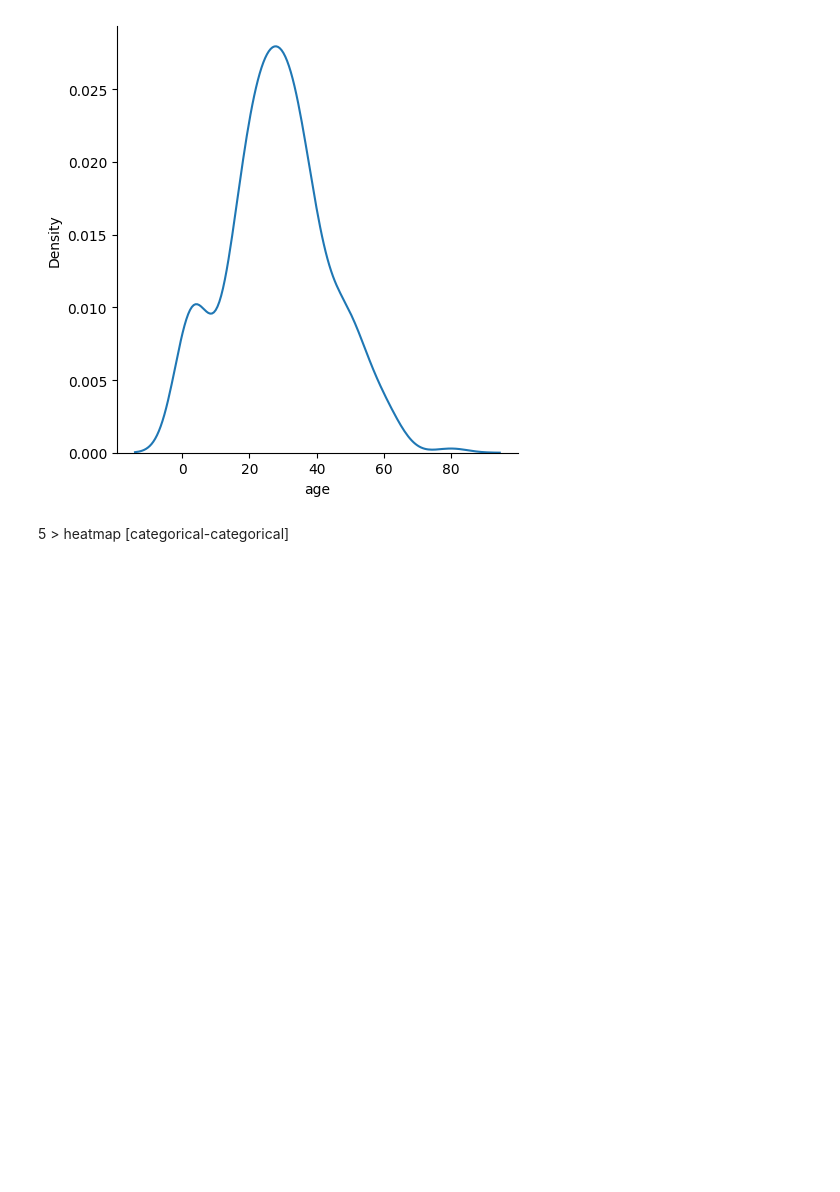
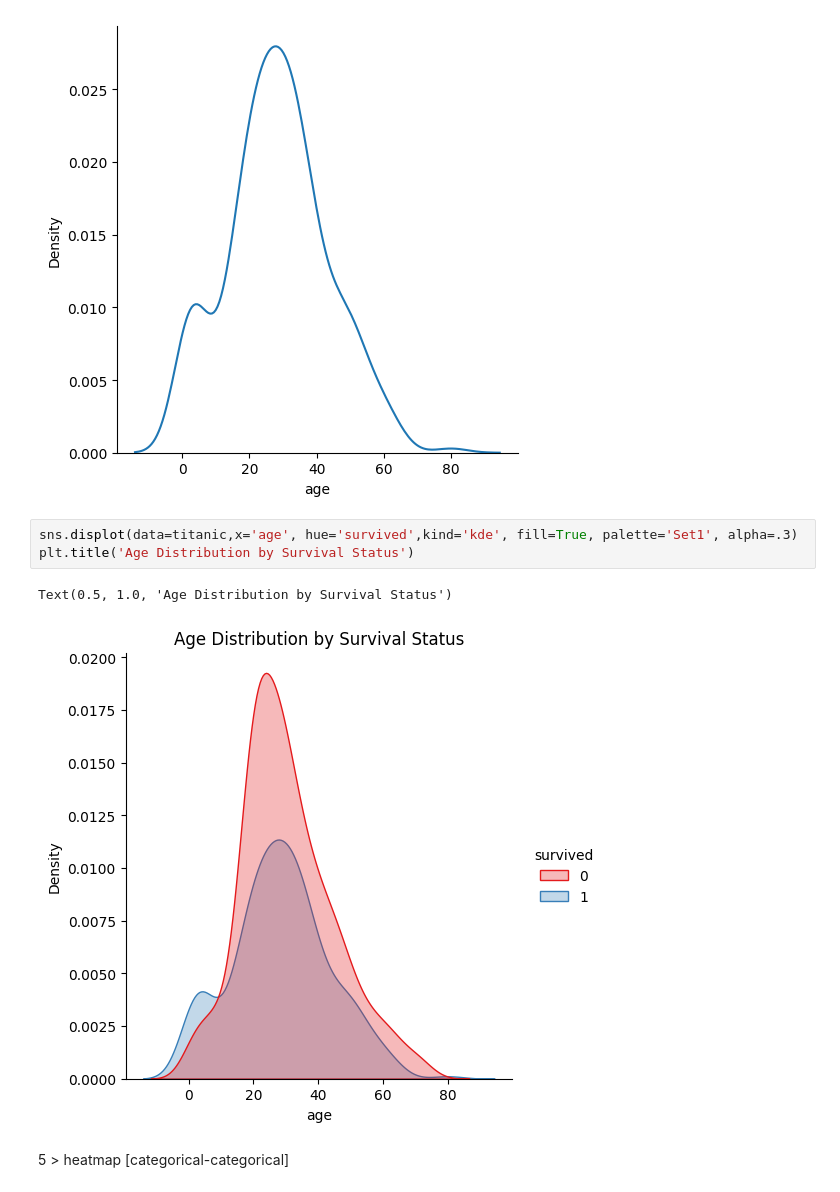
Before and after one commit to Khusheyy/MACHINE-LEARNING, a Jupyter notebook: lectures/multivariate_analysis.ipynb, the cells around one changed output. Cells and saved outputs as stored; diff of their text form; blank space fills up the shorter version.

```diff
--- a/lectures/multivariate_analysis.ipynb
+++ b/lectures/multivariate_analysis.ipynb
@@ -97,6 +98,12 @@ sns.displot(titanic[titanic['survived']==1]['age'], kind='kde')
 <seaborn.axisgrid.FacetGrid at 0x...>
 [figure]
 [figure]
+# %%
+sns.displot(data=titanic,x='age', hue='survived',kind='kde', fill=True, palette='Set1', alpha=.3)
+plt.title('Age Distribution by Survival Status')
+# %% [output]
+Text(0.5, 1.0, 'Age Distribution by Survival Status')
+[figure, added]
 # %% [markdown]
 5 > heatmap [categorical-categorical]
 # %%
```
Also changed, not shown: parts of 17 cells of this notebook.
